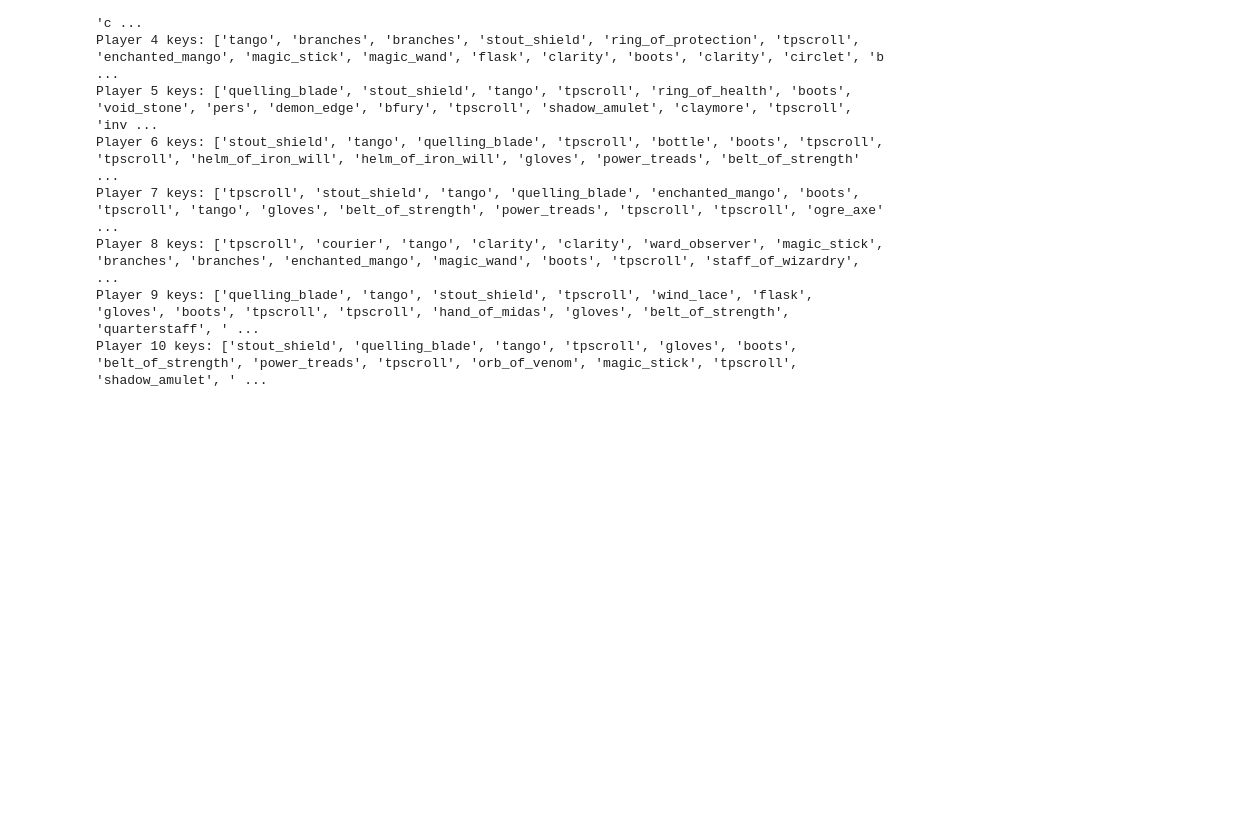
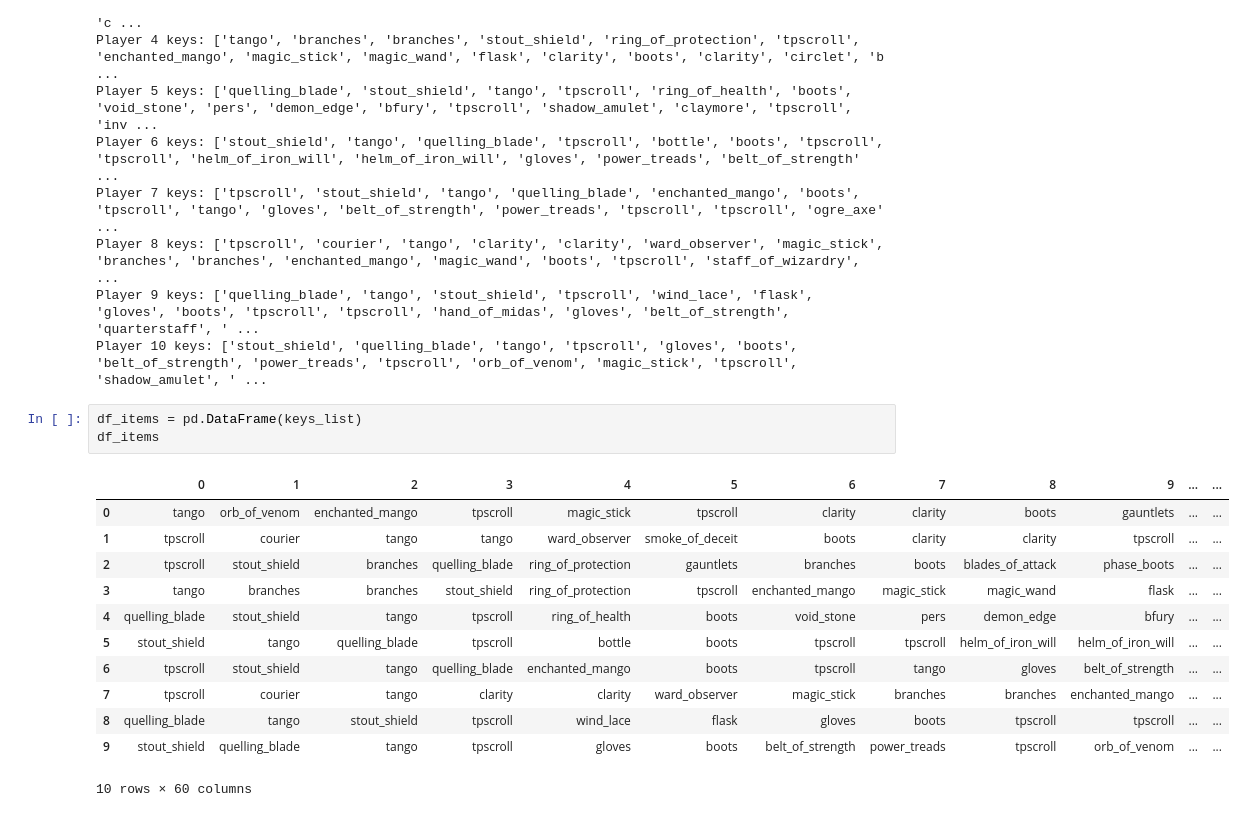
Before and after one commit to CodeMasterRU/DotaStreamlit, a Jupyter notebook: win_predict.ipynb, the cells around one changed output. Drawn from its saved outputs; the diff is of its cells as text; blank space fills up the shorter version.

```diff
--- a/win_predict.ipynb
+++ b/win_predict.ipynb
@@ -214,3 +214,19 @@ Player 7 keys: ['tpscroll', 'stout_shield', 'tango', 'quelling_blade', 'enchante
 Player 8 keys: ['tpscroll', 'courier', 'tango', 'clarity', 'clarity', 'ward_observer', 'magic_stick', 'branches', 'branches', 'enchanted_mango', 'magic_wand', 'boots', 'tpscroll', 'staff_of_wizardry', ...
 Player 9 keys: ['quelling_blade', 'tango', 'stout_shield', 'tpscroll', 'wind_lace', 'flask', 'gloves', 'boots', 'tpscroll', 'tpscroll', 'hand_of_midas', 'gloves', 'belt_of_strength', 'quarterstaff', ' ...
 Player 10 keys: ['stout_shield', 'quelling_blade', 'tango', 'tpscroll', 'gloves', 'boots', 'belt_of_strength', 'power_treads', 'tpscroll', 'orb_of_venom', 'magic_stick', 'tpscroll', 'shadow_amulet', ' ...
+# %%
+df_items = pd.DataFrame(keys_list)
+df_items
+# %% [output]
+|  | 0 | 1 | 2 | 3 | 4 | 5 | 6 | 7 | 8 | 9 | ... | ... |
+| 0 | tango | orb_of_venom | enchanted_mango | tpscroll | magic_stick | tpscroll | clarity | clarity | boots | gauntlets | ... | ... |
+| 1 | tpscroll | courier | tango | tango | ward_observer | smoke_of_deceit | boots | clarity | clarity | tpscroll | ... | ... |
+| 2 | tpscroll | stout_shield | branches | quelling_blade | ring_of_protection | gauntlets | branches | boots | blades_of_attack | phase_boots | ... | ... |
+| 3 | tango | branches | branches | stout_shield | ring_of_protection | tpscroll | enchanted_mango | magic_stick | magic_wand | flask | ... | ... |
+| 4 | quelling_blade | stout_shield | tango | tpscroll | ring_of_health | boots | void_stone | pers | demon_edge | bfury | ... | ... |
+| 5 | stout_shield | tango | quelling_blade | tpscroll | bottle | boots | tpscroll | tpscroll | helm_of_iron_will | helm_of_iron_will | ... | ... |
+| 6 | tpscroll | stout_shield | tango | quelling_blade | enchanted_mango | boots | tpscroll | tango | gloves | belt_of_strength | ... | ... |
+| 7 | tpscroll | courier | tango | clarity | clarity | ward_observer | magic_stick | branches | branches | enchanted_mango | ... | ... |
+| 8 | quelling_blade | tango | stout_shield | tpscroll | wind_lace | flask | gloves | boots | tpscroll | tpscroll | ... | ... |
+| 9 | stout_shield | quelling_blade | tango | tpscroll | gloves | boots | belt_of_strength | power_treads | tpscroll | orb_of_venom | ... | ... |
+10 rows × 60 columns
```
Also changed, not shown: parts of 3 cells of this notebook.
